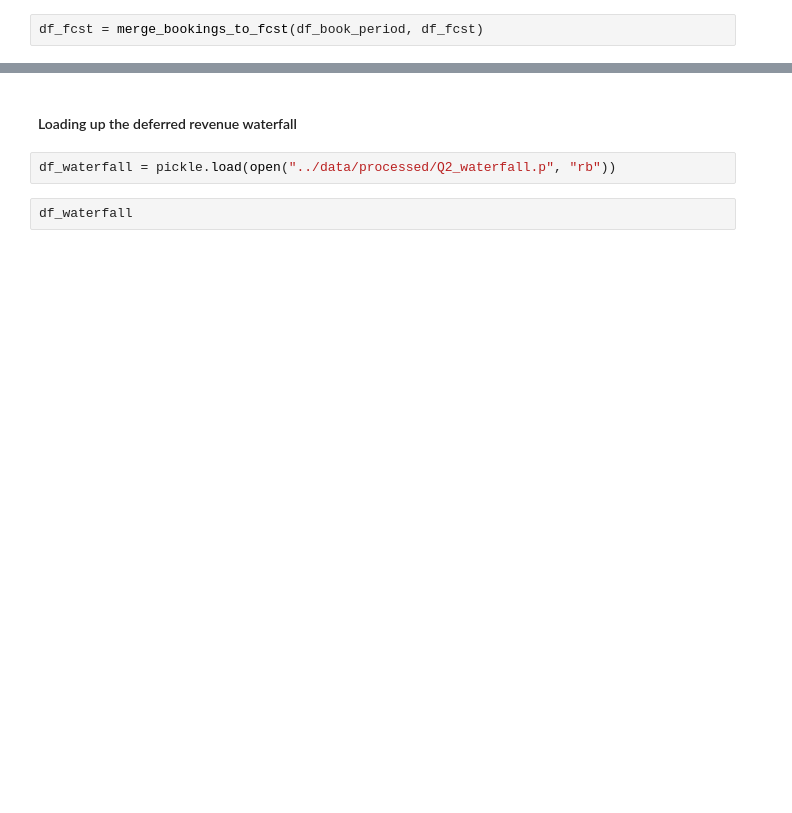
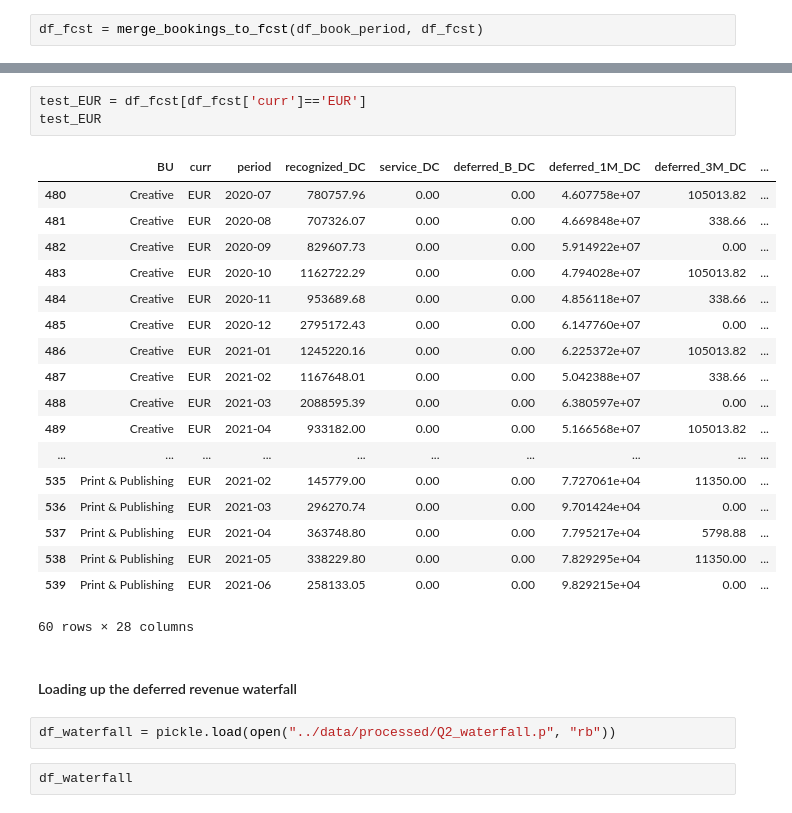
Before and after one commit to davidjsmith44/Deferred_Revenue_Forecast, a Jupyter notebook: notebooks/deferred_revenue_forecast.ipynb, the cells around one changed output, grey strips where cells are left out. Cells and saved outputs as stored; diff of their text form; blank space fills up the shorter version.

```diff
--- a/notebooks/deferred_revenue_forecast.ipynb
+++ b/notebooks/deferred_revenue_forecast.ipynb
@@ -2770,3 +2769,25 @@ df_fcst.head(20)
+# %%
+test_EUR = df_fcst[df_fcst['curr']=='EUR']
+test_EUR
+# %% [output]
+|  | BU | curr | period | recognized_DC | service_DC | deferred_B_DC | deferred_1M_DC | deferred_3M_DC | ... |
+| 480 | Creative | EUR | 2020-07 | 780757.96 | 0.00 | 0.00 | 4.607758e+07 | 105013.82 | ... |
+| 481 | Creative | EUR | 2020-08 | 707326.07 | 0.00 | 0.00 | 4.669848e+07 | 338.66 | ... |
+| 482 | Creative | EUR | 2020-09 | 829607.73 | 0.00 | 0.00 | 5.914922e+07 | 0.00 | ... |
+| 483 | Creative | EUR | 2020-10 | 1162722.29 | 0.00 | 0.00 | 4.794028e+07 | 105013.82 | ... |
+| 484 | Creative | EUR | 2020-11 | 953689.68 | 0.00 | 0.00 | 4.856118e+07 | 338.66 | ... |
+| 485 | Creative | EUR | 2020-12 | 2795172.43 | 0.00 | 0.00 | 6.147760e+07 | 0.00 | ... |
+| 486 | Creative | EUR | 2021-01 | 1245220.16 | 0.00 | 0.00 | 6.225372e+07 | 105013.82 | ... |
+| 487 | Creative | EUR | 2021-02 | 1167648.01 | 0.00 | 0.00 | 5.042388e+07 | 338.66 | ... |
+| 488 | Creative | EUR | 2021-03 | 2088595.39 | 0.00 | 0.00 | 6.380597e+07 | 0.00 | ... |
+| 489 | Creative | EUR | 2021-04 | 933182.00 | 0.00 | 0.00 | 5.166568e+07 | 105013.82 | ... |
+| ... | ... | ... | ... | ... | ... | ... | ... | ... | ... |
+| 535 | Print & Publishing | EUR | 2021-02 | 145779.00 | 0.00 | 0.00 | 7.727061e+04 | 11350.00 | ... |
+| 536 | Print & Publishing | EUR | 2021-03 | 296270.74 | 0.00 | 0.00 | 9.701424e+04 | 0.00 | ... |
+| 537 | Print & Publishing | EUR | 2021-04 | 363748.80 | 0.00 | 0.00 | 7.795217e+04 | 5798.88 | ... |
+| 538 | Print & Publishing | EUR | 2021-05 | 338229.80 | 0.00 | 0.00 | 7.829295e+04 | 11350.00 | ... |
+| 539 | Print & Publishing | EUR | 2021-06 | 258133.05 | 0.00 | 0.00 | 9.829215e+04 | 0.00 | ... |
+60 rows × 28 columns
 # %% [markdown]
 #### Loading up the deferred revenue waterfall
 # %%
```
Also changed, not shown: parts of 36 cells of this notebook, 2 other files.
